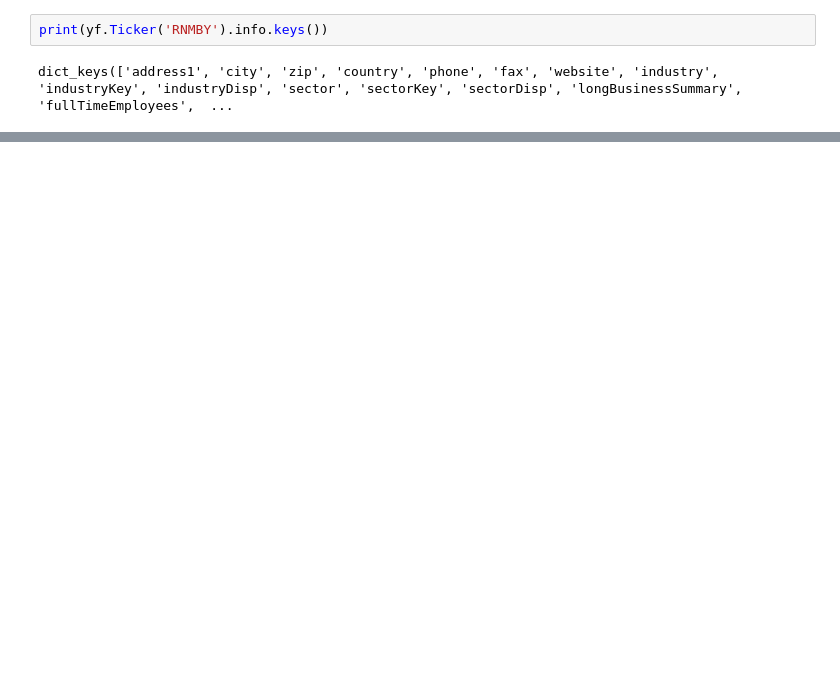
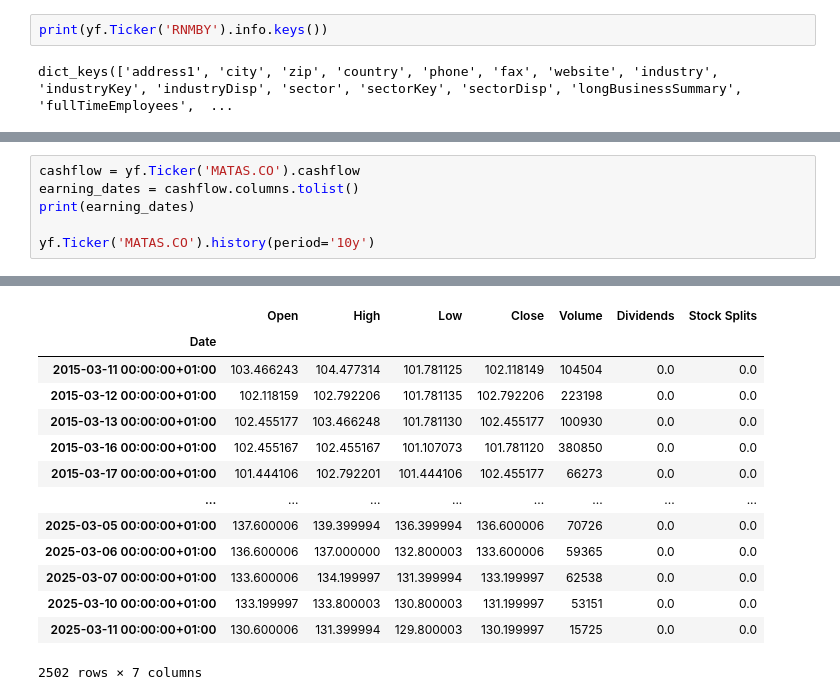
Before and after one commit to P1N60/Uni, a Jupyter notebook: VS-Code/Side-Projects/Tabular-deep-learning/Notebooks/simpleScreener.ipynb, the cells around one changed output, grey strips where cells are left out. Saved outputs shown, nothing was run; the diff lists cells and outputs as text; blank space fills up the shorter version.

```diff
--- a/VS-Code/Side-Projects/Tabular-deep-learning/Notebooks/simpleScreener.ipynb
+++ b/VS-Code/Side-Projects/Tabular-deep-learning/Notebooks/simpleScreener.ipynb
@@ -98,0 +116,7 @@ dict_keys(['address1', 'city', 'zip', 'country', 'phone', 'fax', 'website', 'ind
+# %%
+cashflow = yf.Ticker('MATAS.CO').cashflow
+earning_dates = cashflow.columns.tolist()
+print(earning_dates)
+
+yf.Ticker('MATAS.CO').history(period='10y')
+# %% [output]
@@ -98,0 +124,14 @@ dict_keys(['address1', 'city', 'zip', 'country', 'phone', 'fax', 'website', 'ind
+|  | Open | High | Low | Close | Volume | Dividends | Stock Splits |
+| Date |  |  |  |  |  |  |  |
+| 2015-03-11 00:00:00+01:00 | 103.466243 | 104.477314 | 101.781125 | 102.118149 | 104504 | 0.0 | 0.0 |
+| 2015-03-12 00:00:00+01:00 | 102.118159 | 102.792206 | 101.781135 | 102.792206 | 223198 | 0.0 | 0.0 |
+| 2015-03-13 00:00:00+01:00 | 102.455177 | 103.466248 | 101.781130 | 102.455177 | 100930 | 0.0 | 0.0 |
+| 2015-03-16 00:00:00+01:00 | 102.455167 | 102.455167 | 101.107073 | 101.781120 | 380850 | 0.0 | 0.0 |
+| 2015-03-17 00:00:00+01:00 | 101.444106 | 102.792201 | 101.444106 | 102.455177 | 66273 | 0.0 | 0.0 |
+| ... | ... | ... | ... | ... | ... | ... | ... |
+| 2025-03-05 00:00:00+01:00 | 137.600006 | 139.399994 | 136.399994 | 136.600006 | 70726 | 0.0 | 0.0 |
+| 2025-03-06 00:00:00+01:00 | 136.600006 | 137.000000 | 132.800003 | 133.600006 | 59365 | 0.0 | 0.0 |
+| 2025-03-07 00:00:00+01:00 | 133.600006 | 134.199997 | 131.399994 | 133.199997 | 62538 | 0.0 | 0.0 |
+| 2025-03-10 00:00:00+01:00 | 133.199997 | 133.800003 | 130.800003 | 131.199997 | 53151 | 0.0 | 0.0 |
+| 2025-03-11 00:00:00+01:00 | 130.600006 | 131.399994 | 129.800003 | 130.199997 | 15725 | 0.0 | 0.0 |
+2502 rows × 7 columns
```
Also changed, not shown: parts of 10 cells of this notebook, 8 other files.
